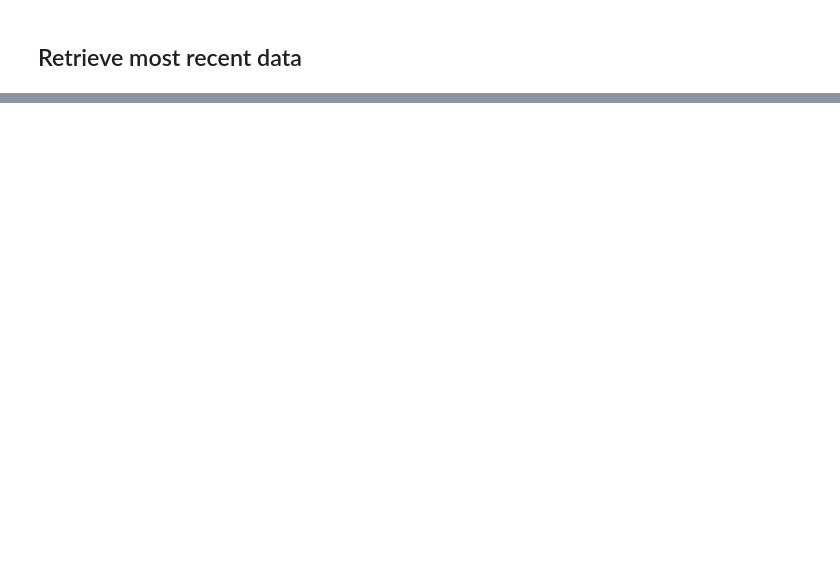
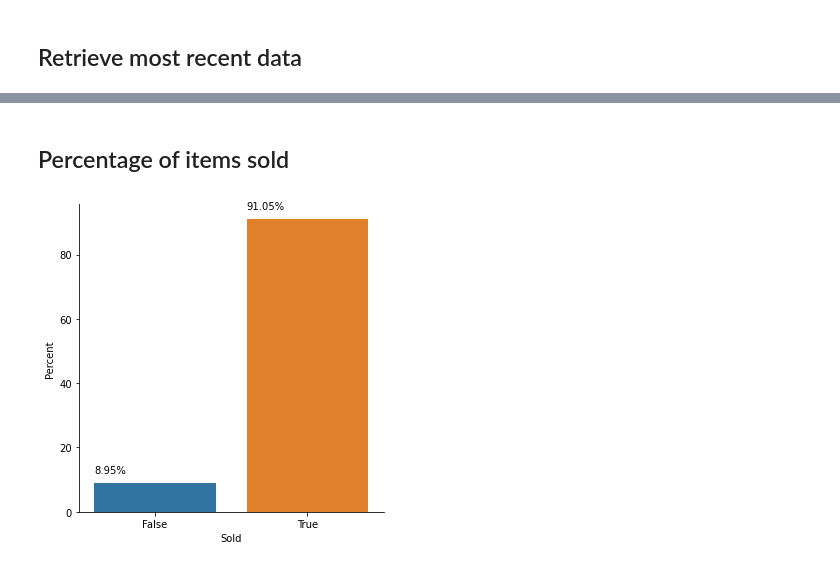
Before and after one commit to AngelUrq/AuctionClassicDS, a Jupyter notebook: Notebook.ipynb, the cells around one changed output, grey strips where cells are left out. Cells and saved outputs as stored; diff of their text form; code cells hidden in the pictures; blank space fills up the shorter version.

Commit message:
Exploratory Data Analysis added

```diff
--- a/Notebook.ipynb
+++ b/Notebook.ipynb
@@ -40,0 +45,3 @@ with open('auction_data.csv', 'w', newline='') as out:
+# %%
+df = pd.read_csv('auction_data.csv')
+df.head(10)
@@ -40,0 +75,4 @@ with open('auction_data.csv', 'w', newline='') as out:
+# %%
+df = df[df['TimeLeft'] == 'VERY_LONG']
+# %%
+df.loc[:,'Sold'] = df['TimesSeen'] <= 45
@@ -40,0 +129,16 @@ with open('auction_data.csv', 'w', newline='') as out:
+# %% [markdown]
+## Percentage of items sold
+# %%
+df_count = df['Sold'].value_counts(normalize=True)
+df_count = df_count.mul(100)
+df_count = df_count.rename('Percent').reset_index()
+df_count['Sold'] = df_count['index']
+
+g = sns.catplot(x='Sold', y='Percent', kind='bar', data=df_count)
+for p in g.ax.patches:
+    txt = str(p.get_height().round(2)) + '%'
+    txt_x = p.get_x()
+    txt_y = p.get_height() + 3
+    g.ax.text(txt_x,txt_y,txt)
+# %% [output]
+[figure, added]
```
Also changed, not shown: parts of 22 cells of this notebook, 2 other files.
